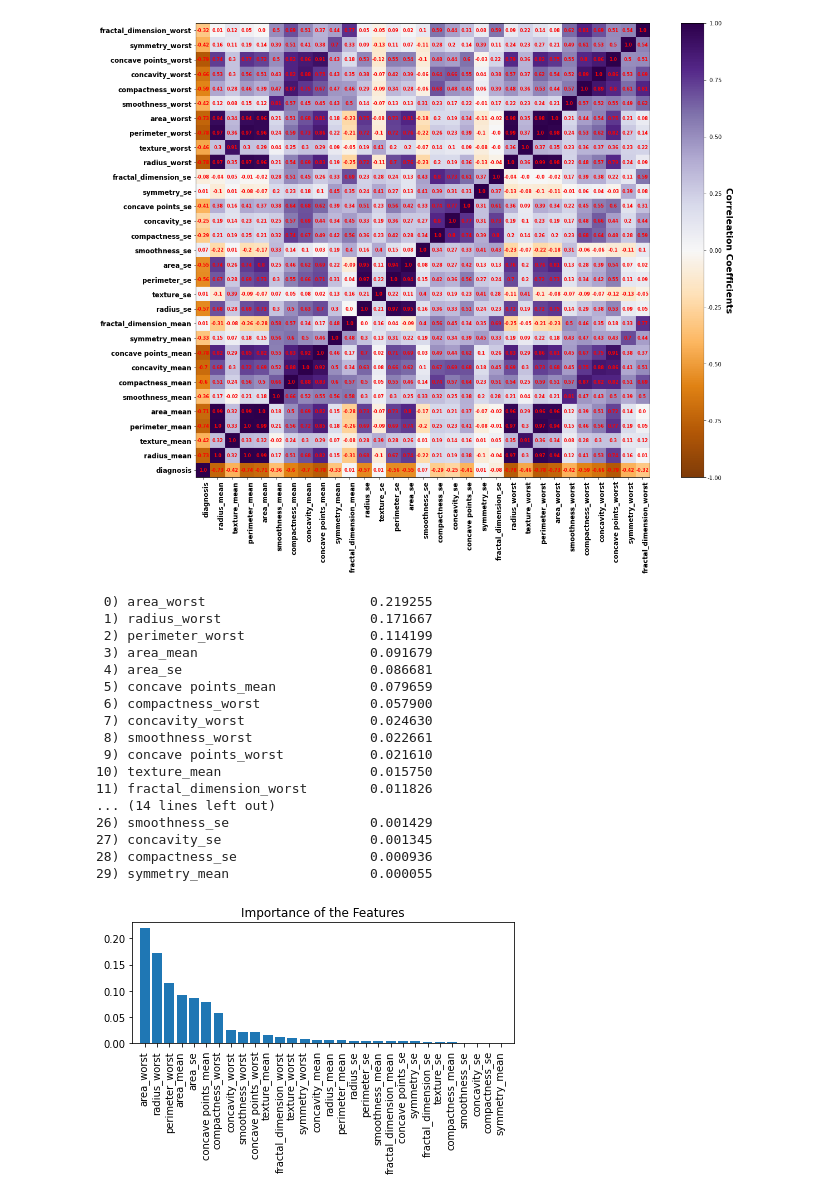
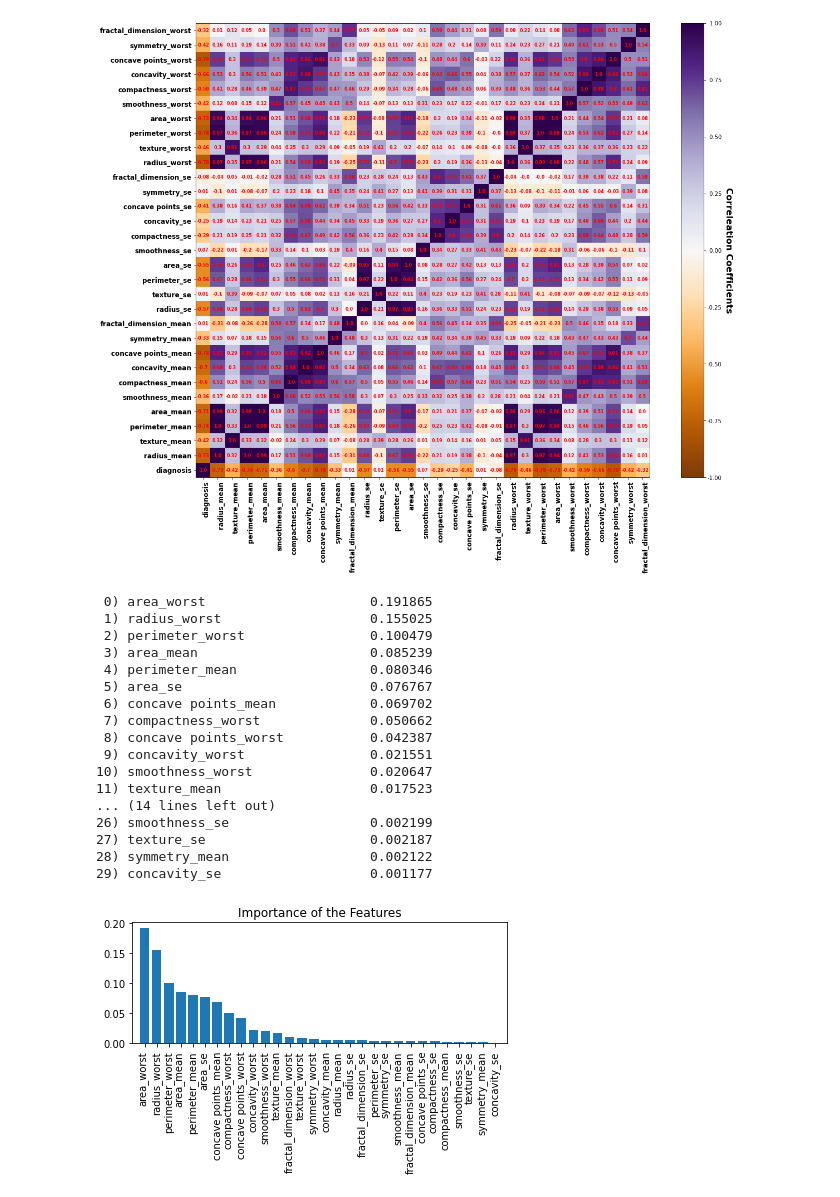
Before and after one commit to amcclead7336/Enterprise_Data_Science_Final, a Jupyter notebook: experimenatation_BreastCancer.ipynb, the cells around one changed output. Cells and saved outputs as stored; diff of their text form; code cells hidden in the pictures.

```diff
--- a/experimenatation_BreastCancer.ipynb
+++ b/experimenatation_BreastCancer.ipynb
@@ -99,34 +99,34 @@ plt.show()
 # %%
 from sklearn.ensemble import RandomForestClassifier
 features_name = X.columns[0:32]
-R_forest = RandomForestClassifier(n_estimators = 7, random_state = 25)
+R_forest = RandomForestClassifier(n_estimators = 8, random_state = 25)
 R_forest.fit(X,y)
 importances = R_forest.feature_importances_
 indices = np.argsort(importances)[::-1]
 for f in range(X.shape[1]):
     print("%2d) %-*s %f" % (f,30,features_name[indices[f]],importances[indices[f]]))
 plt.title('Importance of the Features')
 plt.bar(range(X.shape[1]),importances[indices],align = 'center')
 plt.xticks(range(X.shape[1]),features_name[indices], rotation=90)
 plt.xlim([-1,X.shape[1]])
 plt.tight_layout()
 plt.show()
 # %% [output]
- 0) area_worst                     0.219255
- 1) radius_worst                   0.171667
- 2) perimeter_worst                0.114199
- 3) area_mean                      0.091679
- 4) area_se                        0.086681
- 5) concave points_mean            0.079659
- 6) compactness_worst              0.057900
- 7) concavity_worst                0.024630
- 8) smoothness_worst               0.022661
- 9) concave points_worst           0.021610
-10) texture_mean                   0.015750
-11) fractal_dimension_worst        0.011826
+ 0) area_worst                     0.191865
+ 1) radius_worst                   0.155025
+ 2) perimeter_worst                0.100479
+ 3) area_mean                      0.085239
+ 4) perimeter_mean                 0.080346
+ 5) area_se                        0.076767
+ 6) concave points_mean            0.069702
+ 7) compactness_worst              0.050662
+ 8) concave points_worst           0.042387
+ 9) concavity_worst                0.021551
+10) smoothness_worst               0.020647
+11) texture_mean                   0.017523
 ... (14 lines left out)
-26) smoothness_se                  0.001429
-27) concavity_se                   0.001345
-28) compactness_se                 0.000936
-29) symmetry_mean                  0.000055
+26) smoothness_se                  0.002199
+27) texture_se                     0.002187
+28) symmetry_mean                  0.002122
+29) concavity_se                   0.001177
-[figure, old version]
+[figure, new version]
```
Also changed, not shown: parts of 12 cells of this notebook.
